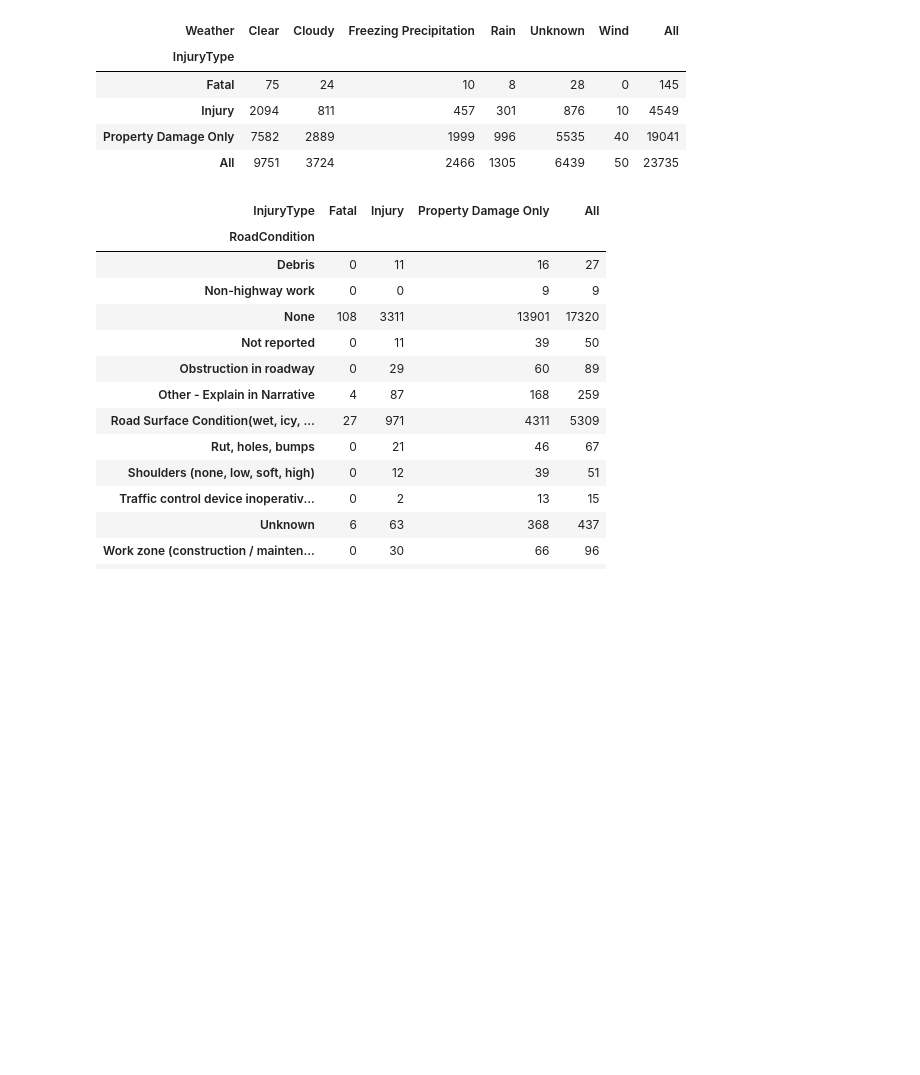
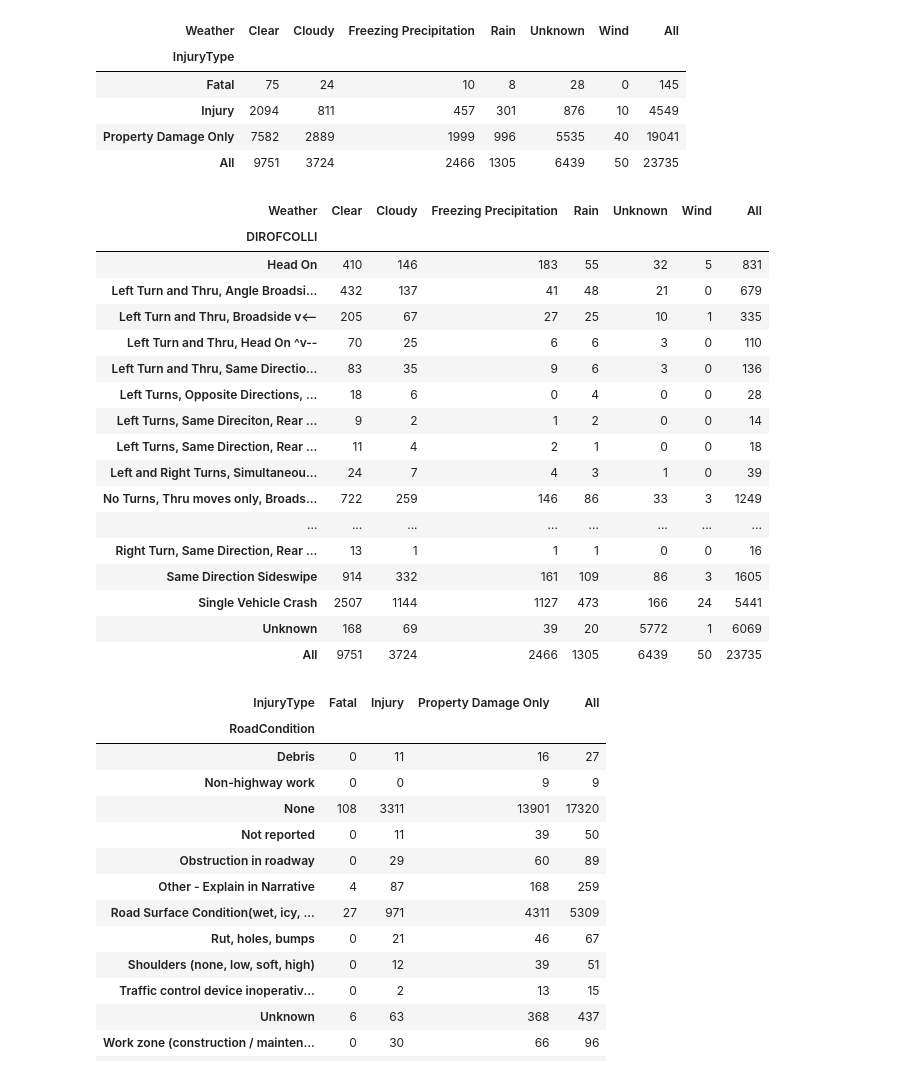
Before and after one commit to bmccxd/IST-5520-SP20-G1, a Jupyter notebook: Data Analysis-Group 1.ipynb, the cells around one changed output. Saved outputs shown, nothing was run; the diff lists cells and outputs as text; code cells hidden in the pictures; blank space fills up the shorter version.

Commit message:
Added two new crosstabs

```diff
--- a/Data Analysis-Group 1.ipynb
+++ b/Data Analysis-Group 1.ipynb
@@ -307,6 +307,27 @@ pd.crosstab(df['InjuryType'],df['Weather'], margins=True)
 | Injury | 2094 | 811 | 457 | 301 | 876 | 10 | 4549 |
 | Property Damage Only | 7582 | 2889 | 1999 | 996 | 5535 | 40 | 19041 |
 | All | 9751 | 3724 | 2466 | 1305 | 6439 | 50 | 23735 |
+# %%
+pd.crosstab(df['DIROFCOLLI'],df['Weather'], margins=True)
+# %% [output]
+| Weather | Clear | Cloudy | Freezing Precipitation | Rain | Unknown | Wind | All |
+| DIROFCOLLI |  |  |  |  |  |  |  |
+| Head On | 410 | 146 | 183 | 55 | 32 | 5 | 831 |
+| Left Turn and Thru, Angle Broadsi... | 432 | 137 | 41 | 48 | 21 | 0 | 679 |
+| Left Turn and Thru, Broadside v<-- | 205 | 67 | 27 | 25 | 10 | 1 | 335 |
+| Left Turn and Thru, Head On ^v-- | 70 | 25 | 6 | 6 | 3 | 0 | 110 |
+| Left Turn and Thru, Same Directio... | 83 | 35 | 9 | 6 | 3 | 0 | 136 |
+| Left Turns, Opposite Directions, ... | 18 | 6 | 0 | 4 | 0 | 0 | 28 |
+| Left Turns, Same Direciton, Rear ... | 9 | 2 | 1 | 2 | 0 | 0 | 14 |
+| Left Turns, Same Direction, Rear ... | 11 | 4 | 2 | 1 | 0 | 0 | 18 |
+| Left and Right Turns, Simultaneou... | 24 | 7 | 4 | 3 | 1 | 0 | 39 |
+| No Turns, Thru moves only, Broads... | 722 | 259 | 146 | 86 | 33 | 3 | 1249 |
+| ... | ... | ... | ... | ... | ... | ... | ... |
+| Right Turn, Same Direction, Rear ... | 13 | 1 | 1 | 1 | 0 | 0 | 16 |
+| Same Direction Sideswipe | 914 | 332 | 161 | 109 | 86 | 3 | 1605 |
+| Single Vehicle Crash | 2507 | 1144 | 1127 | 473 | 166 | 24 | 5441 |
+| Unknown | 168 | 69 | 39 | 20 | 5772 | 1 | 6069 |
+| All | 9751 | 3724 | 2466 | 1305 | 6439 | 50 | 23735 |
 # %%
 pd.crosstab(df['RoadCondition'], df['InjuryType'], margins=True)
 # %% [output]
```
Also changed, not shown: parts of 1 cell of this notebook.
